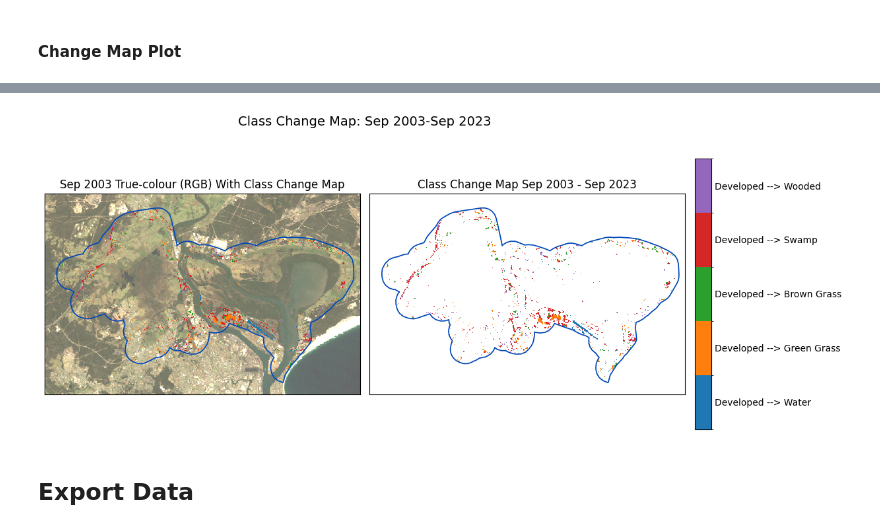
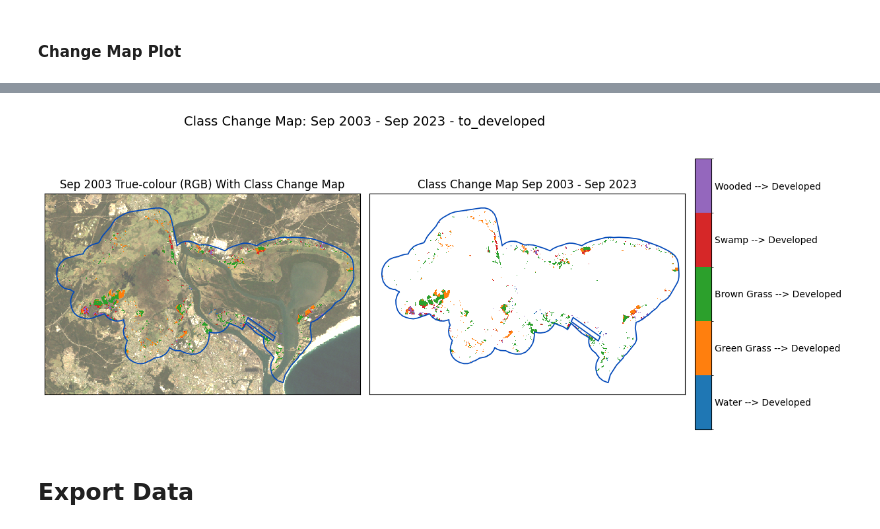
Before and after one commit to mjdear68/Hunter_Estuary_KBA, a Jupyter notebook: nbk/post_class_analysis.ipynb, the cells around one changed output, grey strips where cells are left out. Saved outputs shown, nothing was run; the diff lists cells and outputs as text; code cells hidden in the pictures.

```diff
--- a/nbk/post_class_analysis.ipynb
+++ b/nbk/post_class_analysis.ipynb
@@ -181,9 +181,13 @@ Study site area (polygon) = 15726 ha
 Study site area as % of bounding box area = 45 %
 # %% [markdown]
 ### Extract data for the classification variable of interest
+# %%
+# Class variable of interest
+cl_var = ('SVM_Class_linear', 'RF_Class')
+# cl_var = ('RF_Class', 'RF_Class')
 # %%
 # Extract the masked classification data arrays for each period.
-class_das = [ds[cl_var].sel(period=period).where(mask.notnull()) for period in periods]
+class_das = [ds[cl_var[i]].sel(period=period).where(mask.notnull()) for i, period in enumerate(periods)]
 class_das
 # %% [output]
 [<xarray.DataArray 'SVM_Class_linear' (y: 496, x: 779)>
@@ -467,8 +471,8 @@ df_ch_map.shape
 #### Create the change map data array
 # %%
 da_change_map = xr.DataArray(
-    data = np.array(df_ch_map.ch_cl_num).reshape(ds[cl_var].shape[1:]),
-    coords = {'y':ds[cl_var].coords['y'], 'x':ds[cl_var].coords['x']}
+    data = np.array(df_ch_map.ch_cl_num).reshape(ds[cl_var[0]].shape[1:]),
+    coords = {'y':ds[cl_var[0]].coords['y'], 'x':ds[cl_var[0]].coords['x']}
 )
 
 # Set the crs
@@ -492,7 +496,8 @@ Coordinates:
 #### Change Map Plot
 # %%
 # These are the change classes of interest based on the class change matrix
-ch_map_nums = np.array([13,14,15,16,17,18])
+ch_map_nums = np.array([8,21,27,33,39])
+desc = 'to_developed' # Used for plot filename
 da_change_map_filt = da_change_map.where(da_change_map.isin(ch_map_nums))
 # %%
 # Get the unique ch_cl_nums
@@ -566,36 +571,36 @@ colour = da_change_map_filt.plot(ax=axes[1],
 axes[1].set_title('Class Change Map '+periods[0]+' - '+periods[1])
 
 
 for ax in fig.axes:
     remove_labels_ticks(ax)
     poly.boundary.plot(ax=ax, linewidth=1.25, color='#0249ba')
 
 
 # Add colorbar - Vertical at side
 cax = fig.add_axes([1, 0.09, 0.025, 0.82])
 cb = fig.colorbar(
                           colour,
                           cax=cax,
                           orientation = 'vertical',
                          )
 
 cb.set_ticks(ax_tick_loc)
 cb.set_ticklabels(ax_tick_labels)
 cb.ax.tick_params(size=0)
 # cb.set_label('Change Class', fontsize=11)
 
 
 fig.tight_layout()
-fig.suptitle('Class Change Map: '+periods[0]+'-'+periods[1], y=1.04, fontsize=14)
+fig.suptitle('Class Change Map: '+periods[0]+' - '+periods[1]+ ' - '+desc, y=1.04, fontsize=14)
 
 # bbox_inches = "tight" is required to stop labels at edges being cut off
 # https://stackoverflow.com/questions/35992492/savefig-cuts-off-title
-fig.savefig(img_dir+'class_change_map_'+periods[0]+'-'+periods[1]+'.png', dpi=600, bbox_inches = "tight");
+fig.savefig(img_dir+'class_change_map_'+periods[0]+'-'+periods[1]+'-'+desc+'.png', dpi=600, bbox_inches = "tight");
 
 plt.show()
 plt.close('all')
 # %% [output]
-[figure, old version]
+[figure, new version]
 # %% [markdown]
 ## Export Data
 # %%
```
Also changed, not shown: parts of 12 cells of this notebook, 1 other file.
